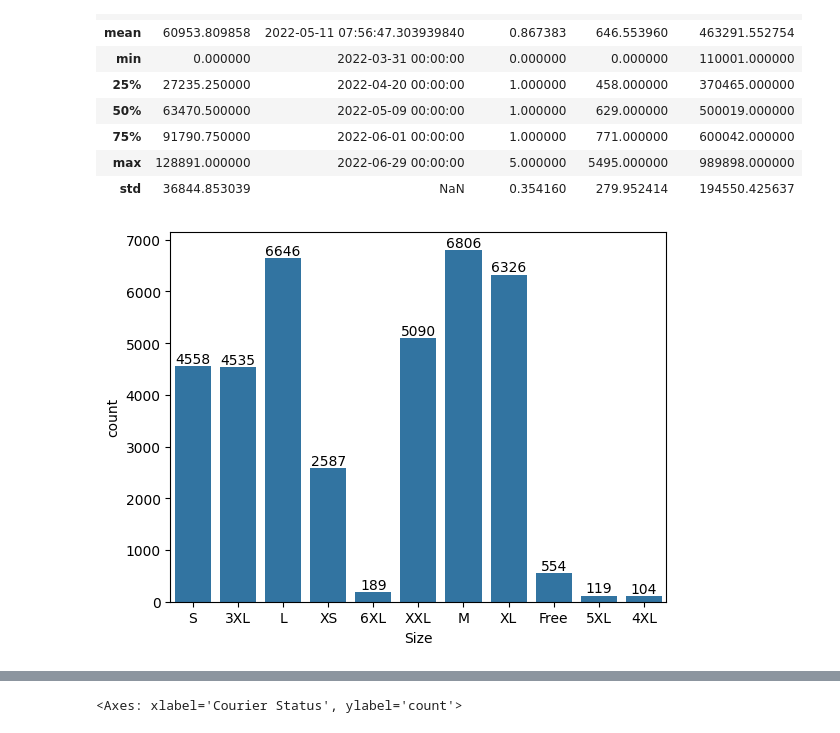
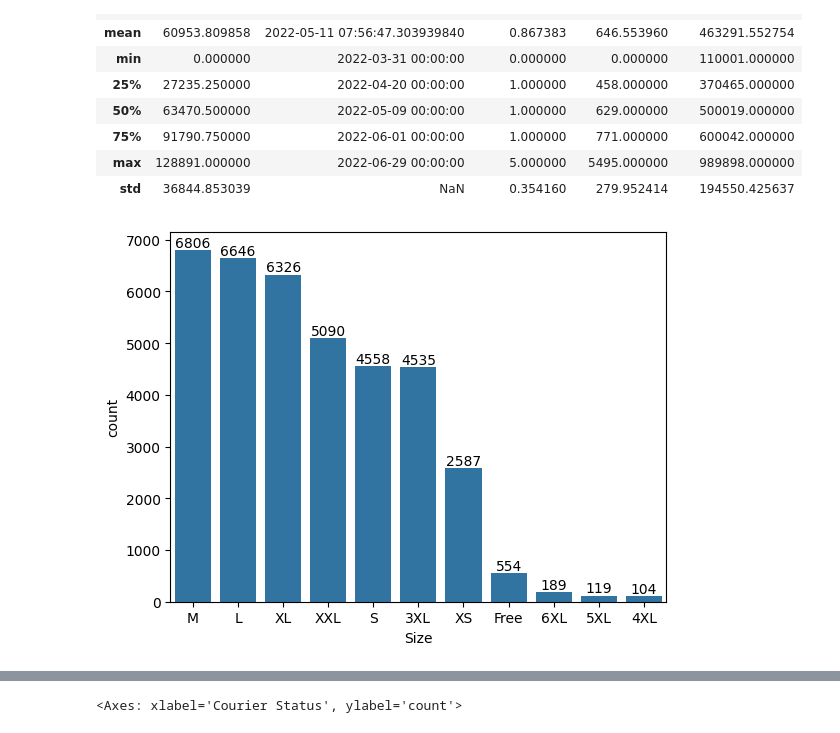
Before and after one commit to tanay9098/AMAZON_SALES_REPORT, a Jupyter notebook: Amazon.ipynb, the cells around one changed output, grey strips where cells are left out. Cells and saved outputs as stored; diff of their text form; code cells hidden in the pictures.

```diff
--- a/Amazon.ipynb
+++ b/Amazon.ipynb
@@ -160,8 +160,11 @@ df.describe()
 | max | 128891.000000 | 2022-06-29 00:00:00 | 5.000000 | 5495.000000 | 989898.000000 |
 | std | 36844.853039 | NaN | 0.354160 | 279.952414 | 194550.425637 |
 # %%
-ax=sns.countplot(x='Size', data=df)
+size_counts = df['Size'].value_counts().sort_values(ascending=False)
+
+ax = sns.countplot(x='Size', data=df, order=size_counts.index)
+
 for bars in ax.containers:
     ax.bar_label(bars)
 # %% [output]
-[figure, old version]
+[figure, new version]
```
Also changed, not shown: parts of 3 cells of this notebook.
